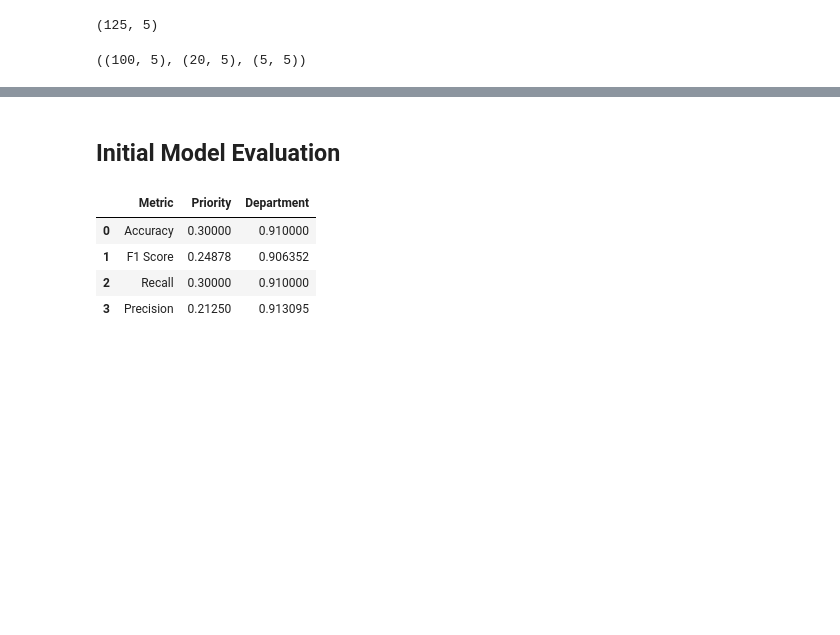
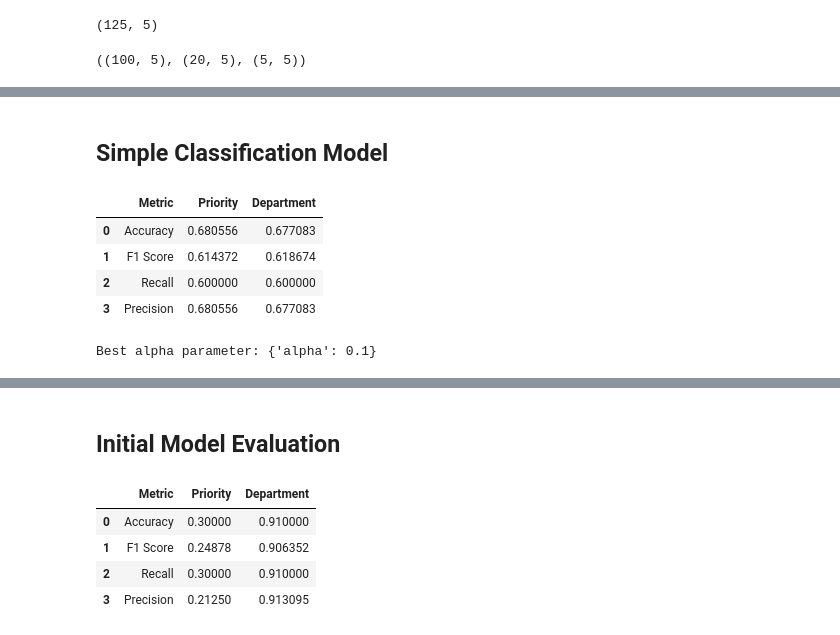
Before and after one commit to SaschaMet/AI-Projects, a Jupyter notebook: AI Support Agent/support-agent-eval.ipynb, the cells around one changed output, grey strips where cells are left out. Saved outputs shown, nothing was run; the diff lists cells and outputs as text; code cells hidden in the pictures; blank space fills up the shorter version.

Commit message:
Add simple naive bayes model to the Support Agent

```diff
--- a/AI Support Agent/support-agent-eval.ipynb
+++ b/AI Support Agent/support-agent-eval.ipynb
@@ -144 +148,72 @@ dfSummary(df_few_shot[["language", "department", "priority"]])
 [interactive output not drawn]
+# %% [markdown]
+## Simple Classification Model
+# %%
+# Combine 'subject' and 'text' into a single feature
+df["combined_text"] = df["subject"] + " " + df["text"]
+
+# Transform text data into numerical features
+vectorizer = CountVectorizer()
+X_train = vectorizer.fit_transform(df["combined_text"])
+y_train = df["department"]
+
+# Train a Multinomial Naive Bayes classifier
+nb_clf = MultinomialNB()
+nb_clf.fit(X_train, y_train)
+
+# Prepare validation data
+df_val["combined_text"] = df_val["subject"] + " " + df_val["text"]
+X_val = vectorizer.transform(df_val["combined_text"])
+y_val = df_val["department"]
+
+# Predict on validation data
+y_pred_nb = nb_clf.predict(X_val)
+
+# Evaluate the model
+# Generate classification report
+report = classification_report(y_val, y_pred_nb, output_dict=True)
+
+# Extract metrics for 'priority' and 'department'
+priority_metrics = report["macro avg"]
+department_metrics = report["weighted avg"]
+
+# Create a DataFrame to display the metrics
+metrics_df = pd.DataFrame(
+    {
+        "Metric": ["Accuracy", "F1 Score", "Recall", "Precision"],
+        "Priority": [
+            priority_metrics["precision"],
+            priority_metrics["f1-score"],
+            priority_metrics["recall"],
+            priority_metrics["precision"],
+        ],
+        "Department": [
+            department_metrics["precision"],
+            department_metrics["f1-score"],
+            department_metrics["recall"],
+            department_metrics["precision"],
+        ],
+    }
+)
+
+metrics_df
+# %% [output]
+|  | Metric | Priority | Department |
+| 0 | Accuracy | 0.680556 | 0.677083 |
+| 1 | F1 Score | 0.614372 | 0.618674 |
+| 2 | Recall | 0.600000 | 0.600000 |
+| 3 | Precision | 0.680556 | 0.677083 |
+# %%
+# Parameter tuning
+
+from sklearn.model_selection import GridSearchCV
+
+parameters = {
+    'alpha': [0.1, 0.5, 1.0, 2.0, 5.0]
+}
+
+grid_search = GridSearchCV(MultinomialNB(), parameters, cv=5)
+grid_search.fit(X_train, y_train)
+print("Best alpha parameter:", grid_search.best_params_)
+# %% [output]
+Best alpha parameter: {'alpha': 0.1}
```
Also changed, not shown: parts of 17 cells of this notebook.
